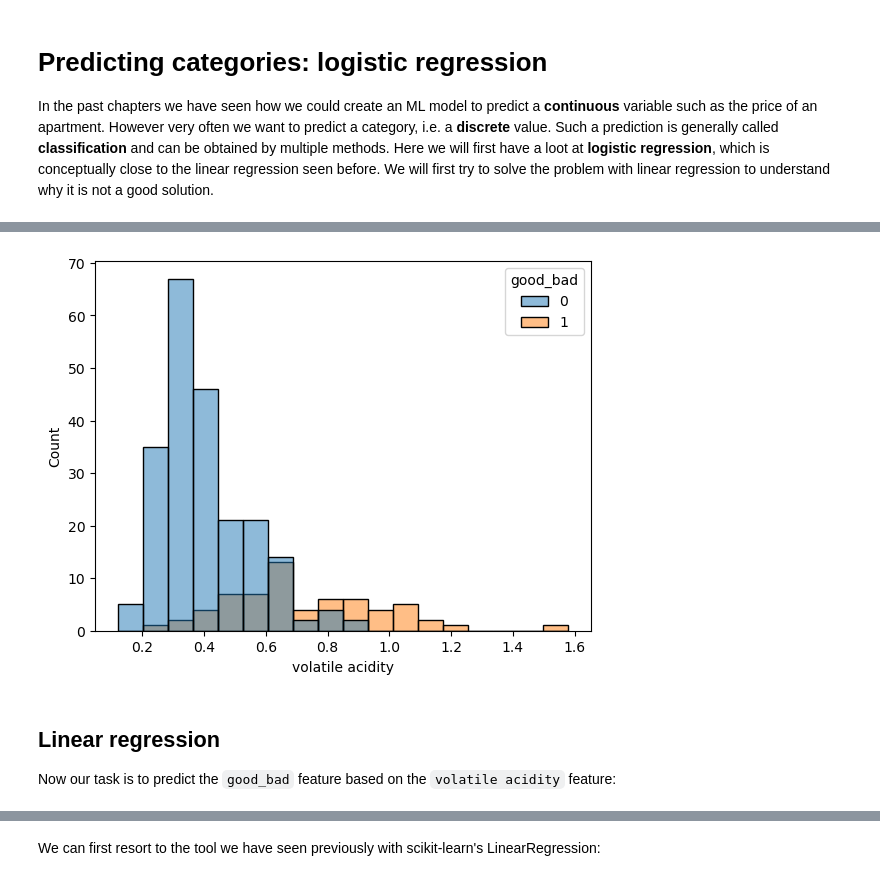
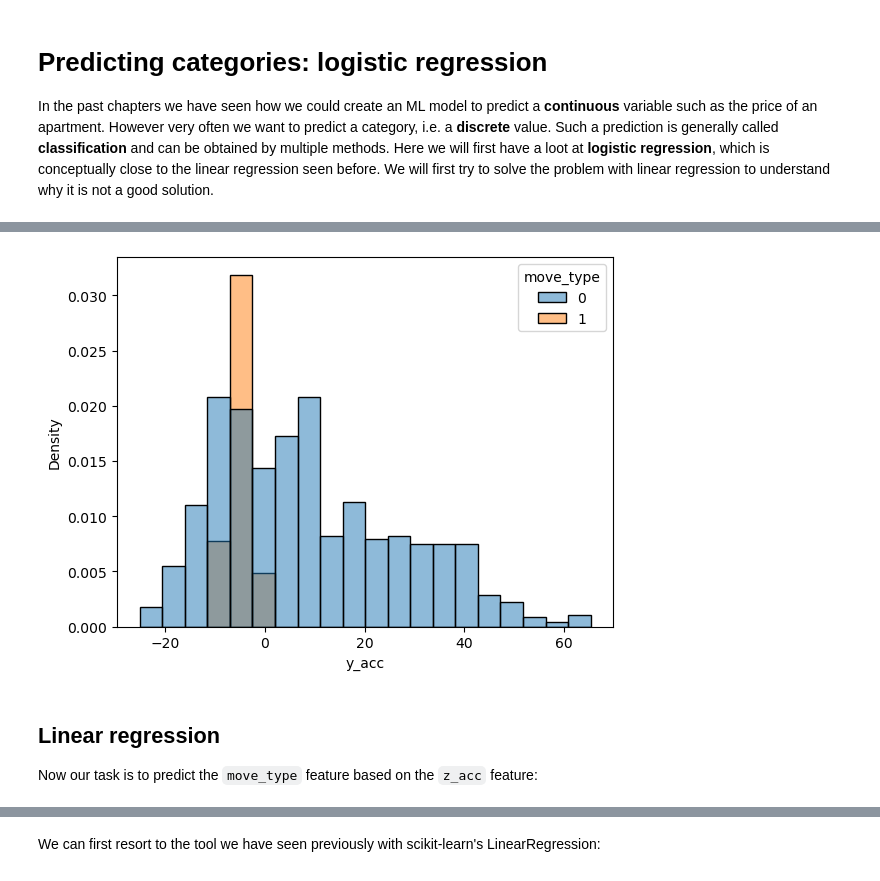
Before and after one commit to guiwitz/EHML, a Jupyter notebook: 10-Logistic_regression.ipynb, the cells around one changed output, grey strips where cells are left out. Drawn from its saved outputs; the diff is of its cells as text; code cells hidden in the pictures.

````diff
--- a/10-Logistic_regression.ipynb
+++ b/10-Logistic_regression.ipynb
@@ -12,4 +12,4 @@ import numpy as np
 import matplotlib.pyplot as plt
 import seaborn as sns
 
-wine = pd.read_csv('https://archive.ics.uci.edu/ml/machine-learning-databases/wine-quality/winequality-red.csv', sep=';')
+movement = pd.read_csv('https://raw.githubusercontent.com/guiwitz/EHML/main/datasets/movement.csv')
@@ -43,9 +33,9 @@ Looking at the above plot, which variable could we try to use to predict quality
 # %%
-sns.histplot(data=wine, x='volatile acidity', hue='good_bad');
+sns.histplot(data=movement, x='y_acc', hue='move_type', stat='density');
 # %% [output]
-[figure, old version]
+[figure, new version]
 # %% [markdown]
 ## Linear regression
 
-Now our task is to predict the ```good_bad``` feature based on the ```volatile acidity``` feature:
+Now our task is to predict the ```move_type``` feature based on the ```z_acc``` feature:
 # %%
````
Also changed, not shown: parts of 59 cells of this notebook, 1 other file.
